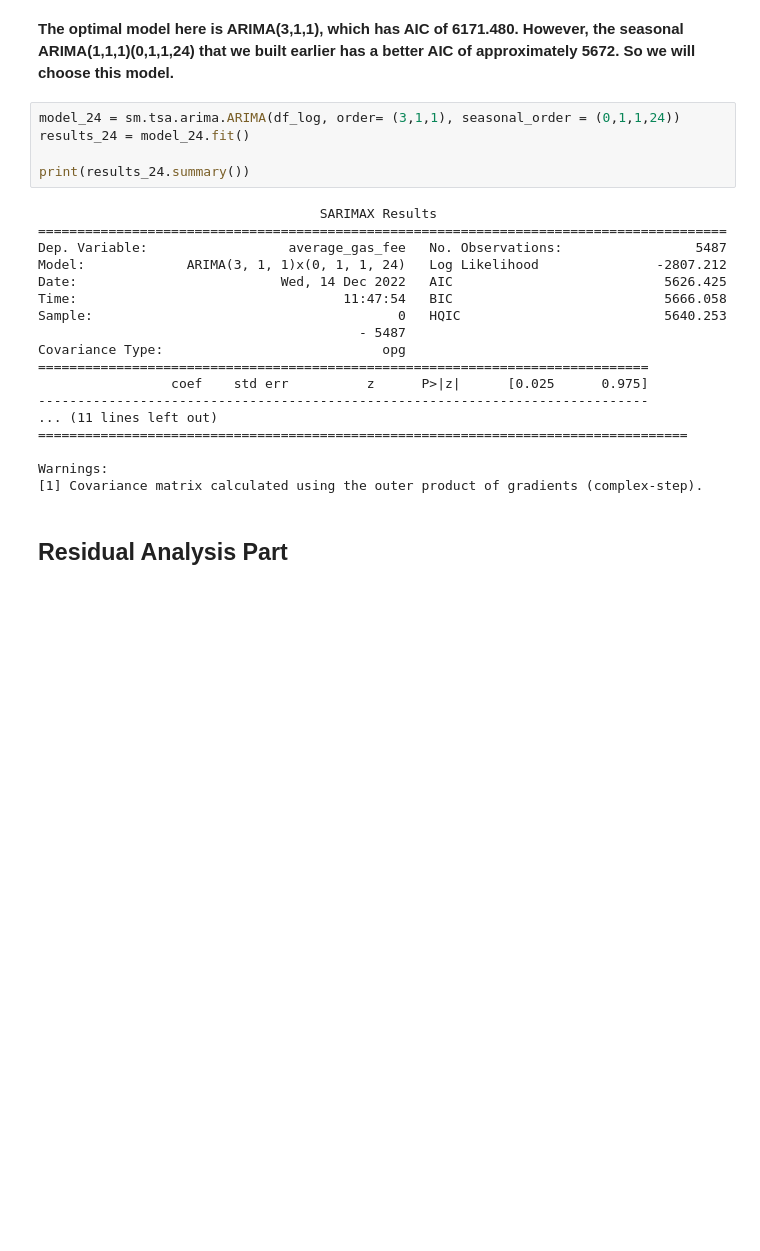
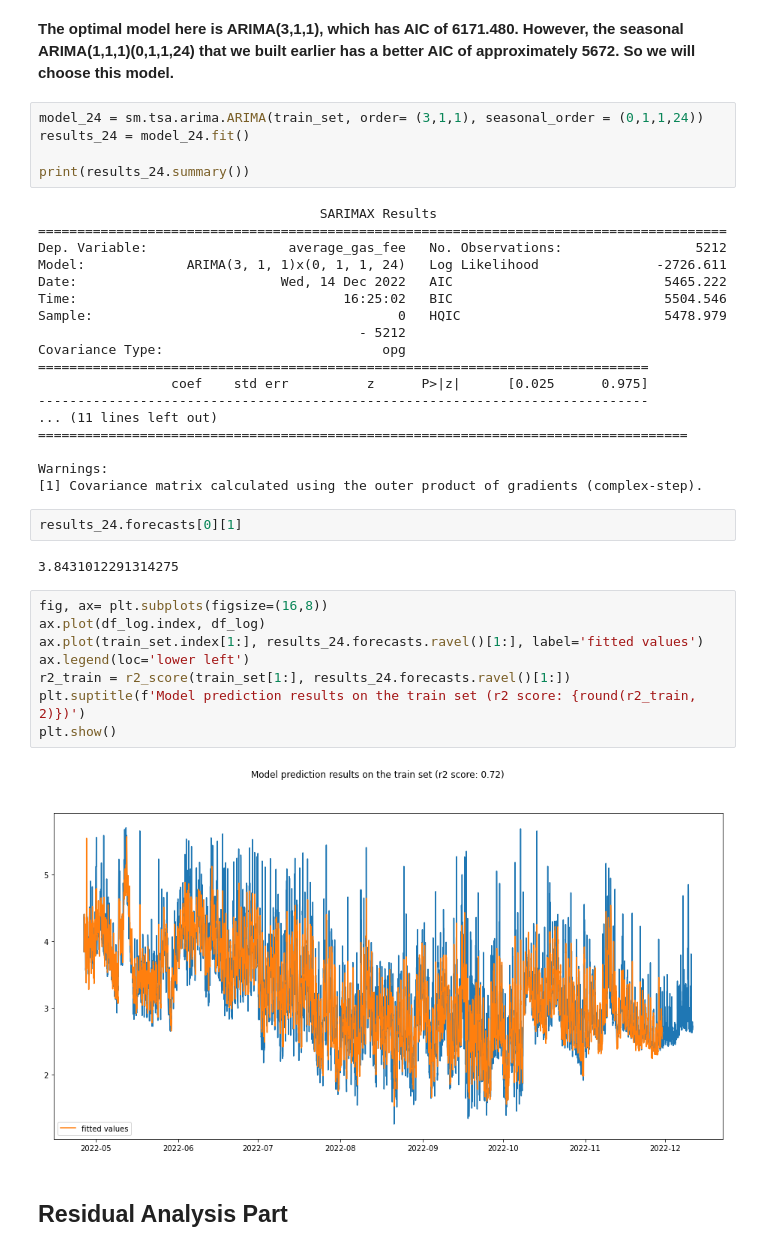
Before and after one commit to eldor-fozilov/ethereum-gas-price-prediction, a Jupyter notebook: Modeling.ipynb, the cells around one changed output. Saved outputs shown, nothing was run; the diff lists cells and outputs as text; blank space fills up the shorter version.

```diff
--- a/Modeling.ipynb
+++ b/Modeling.ipynb
@@ -184,19 +187,19 @@ Total fit time: 117.701 seconds
 # %% [markdown]
 **The optimal model here is ARIMA(3,1,1), which has AIC of 6171.480. However, the seasonal ARIMA(1,1,1)(0,1,1,24) that we built earlier has a better AIC of approximately 5672. So we will choose this model.**
 # %%
-model_24 = sm.tsa.arima.ARIMA(df_log, order= (3,1,1), seasonal_order = (0,1,1,24))
+model_24 = sm.tsa.arima.ARIMA(train_set, order= (3,1,1), seasonal_order = (0,1,1,24))
 results_24 = model_24.fit()
 
 print(results_24.summary())
 # %% [output]
                                     SARIMAX Results
 ========================================================================================
-Dep. Variable:                  average_gas_fee   No. Observations:                 5487
-Model:             ARIMA(3, 1, 1)x(0, 1, 1, 24)   Log Likelihood               -2807.212
-Date:                          Wed, 14 Dec 2022   AIC                           5626.425
-Time:                                  11:47:54   BIC                           5666.058
-Sample:                                       0   HQIC                          5640.253
-                                         - 5487
+Dep. Variable:                  average_gas_fee   No. Observations:                 5212
+Model:             ARIMA(3, 1, 1)x(0, 1, 1, 24)   Log Likelihood               -2726.611
+Date:                          Wed, 14 Dec 2022   AIC                           5465.222
+Time:                                  16:25:02   BIC                           5504.546
+Sample:                                       0   HQIC                          5478.979
+                                         - 5212
 Covariance Type:                            opg
 ==============================================================================
                  coef    std err          z      P>|z|      [0.025      0.975]
@@ -206,6 +209,20 @@ Covariance Type:                            opg
 
 Warnings:
 [1] Covariance matrix calculated using the outer product of gradients (complex-step).
+# %%
+results_24.forecasts[0][1]
+# %% [output]
+3.8431012291314275
+# %%
+fig, ax= plt.subplots(figsize=(16,8))
+ax.plot(df_log.index, df_log)
+ax.plot(train_set.index[1:], results_24.forecasts.ravel()[1:], label='fitted values')
+ax.legend(loc='lower left')
+r2_train = r2_score(train_set[1:], results_24.forecasts.ravel()[1:])
+plt.suptitle(f'Model prediction results on the train set (r2 score: {round(r2_train, 2)})')
+plt.show()
+# %% [output]
+[figure, added]
 # %% [markdown]
 ## Residual Analysis Part
 # %%
```
Also changed, not shown: parts of 11 cells of this notebook.
